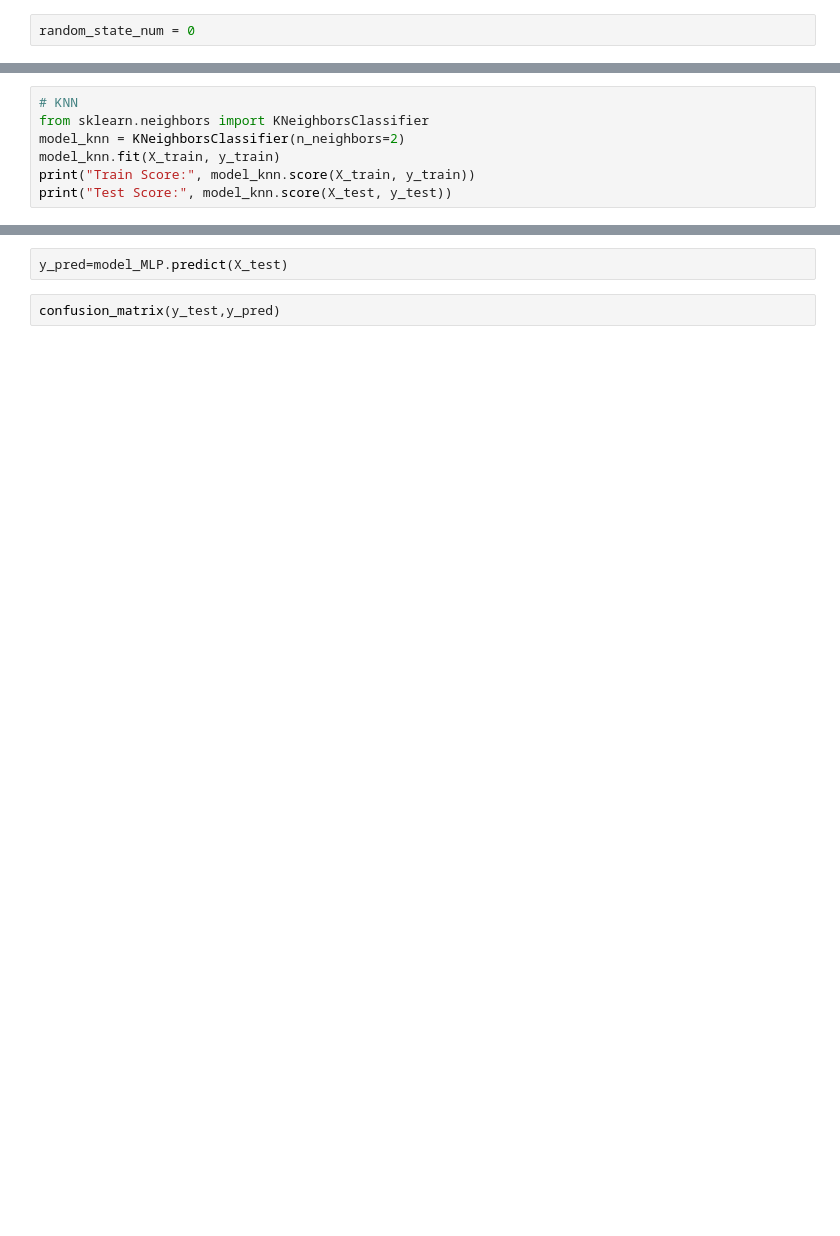
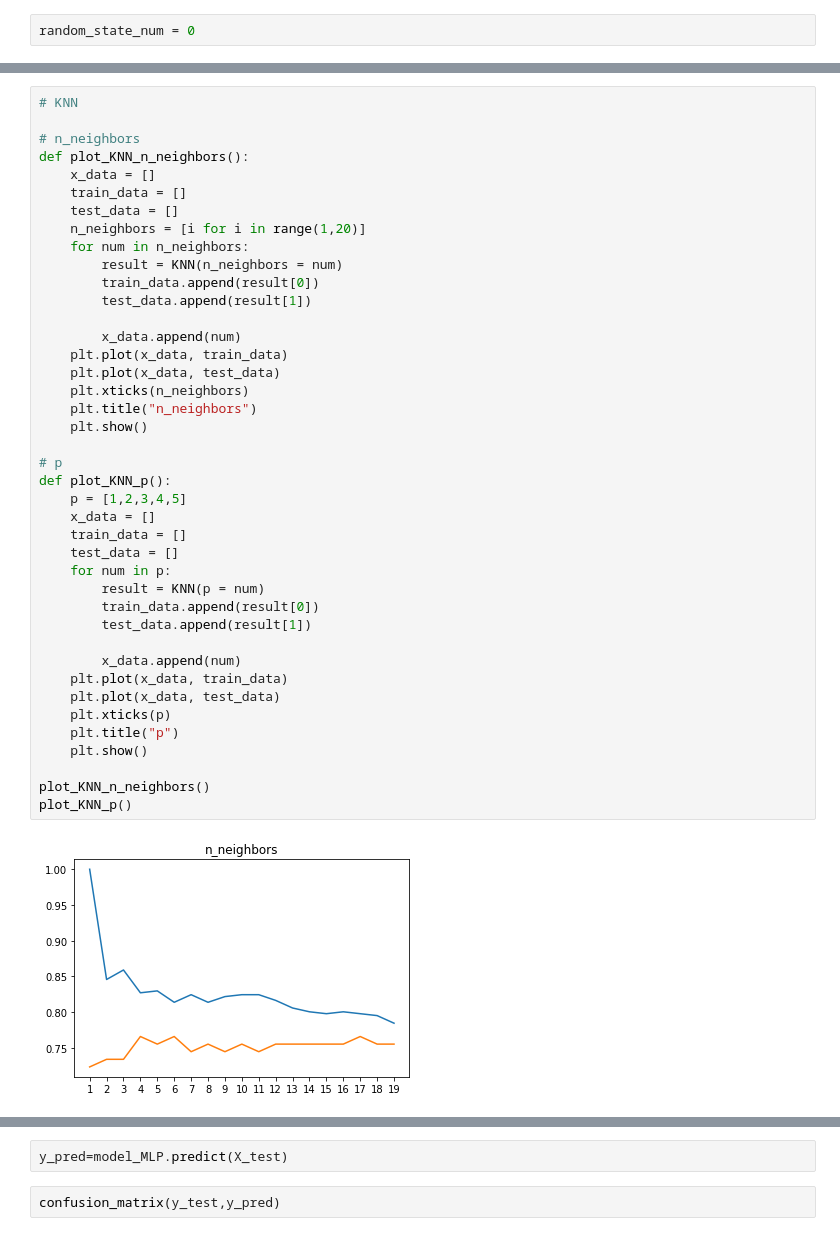
Before and after one commit to QishengL/DS_StrokeDetection, a Jupyter notebook: sklearn_hyperparameter.ipynb, the cells around one changed output, grey strips where cells are left out. Drawn from its saved outputs; the diff is of its cells as text; blank space fills up the shorter version.

```diff
--- a/sklearn_hyperparameter.ipynb
+++ b/sklearn_hyperparameter.ipynb
@@ -518,7 +517,0 @@ plot_extratree_min_samples_leaf()
-# %%
-# KNN
-from sklearn.neighbors import KNeighborsClassifier
-model_knn = KNeighborsClassifier(n_neighbors=2)
-model_knn.fit(X_train, y_train)
-print("Train Score:", model_knn.score(X_train, y_train))
-print("Test Score:", model_knn.score(X_test, y_test))
@@ -527,0 +579,43 @@ Test Score: 0.6702127659574468
+# %%
+# KNN
+
+# n_neighbors
+def plot_KNN_n_neighbors():
+    x_data = []
+    train_data = []
+    test_data = []
+    n_neighbors = [i for i in range(1,20)]
+    for num in n_neighbors:
+        result = KNN(n_neighbors = num)
+        train_data.append(result[0])
+        test_data.append(result[1])
+
+        x_data.append(num)
+    plt.plot(x_data, train_data)
+    plt.plot(x_data, test_data)
+    plt.xticks(n_neighbors)
+    plt.title("n_neighbors")
+    plt.show()
+
+# p
+def plot_KNN_p():
+    p = [1,2,3,4,5]
+    x_data = []
+    train_data = []
+    test_data = []
+    for num in p:
+        result = KNN(p = num)
+        train_data.append(result[0])
+        test_data.append(result[1])
+
+        x_data.append(num)
+    plt.plot(x_data, train_data)
+    plt.plot(x_data, test_data)
+    plt.xticks(p)
+    plt.title("p")
+    plt.show()
+
+plot_KNN_n_neighbors()
+plot_KNN_p()
+# %% [output]
+[figure, added]
```
Also changed, not shown: parts of 19 cells of this notebook.
